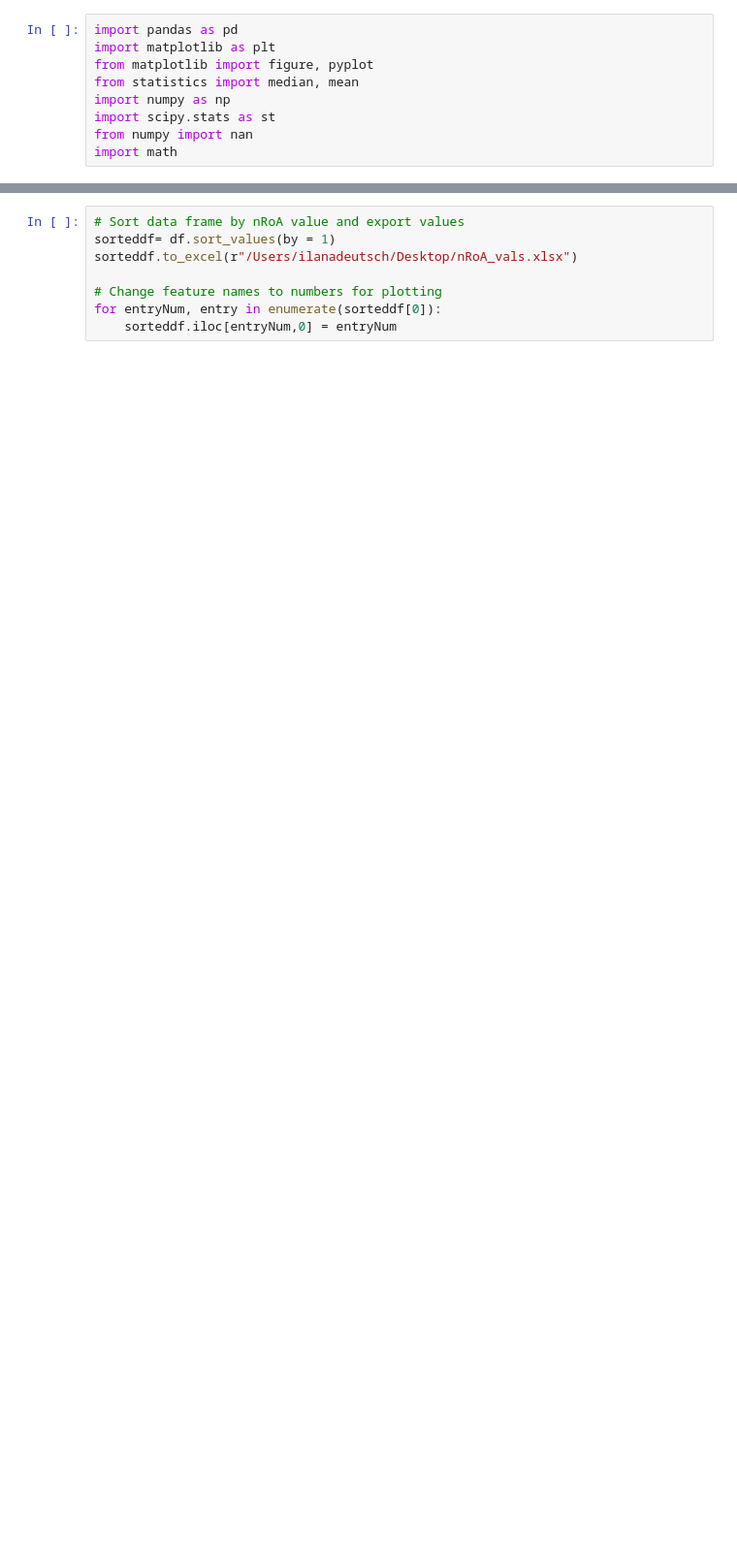
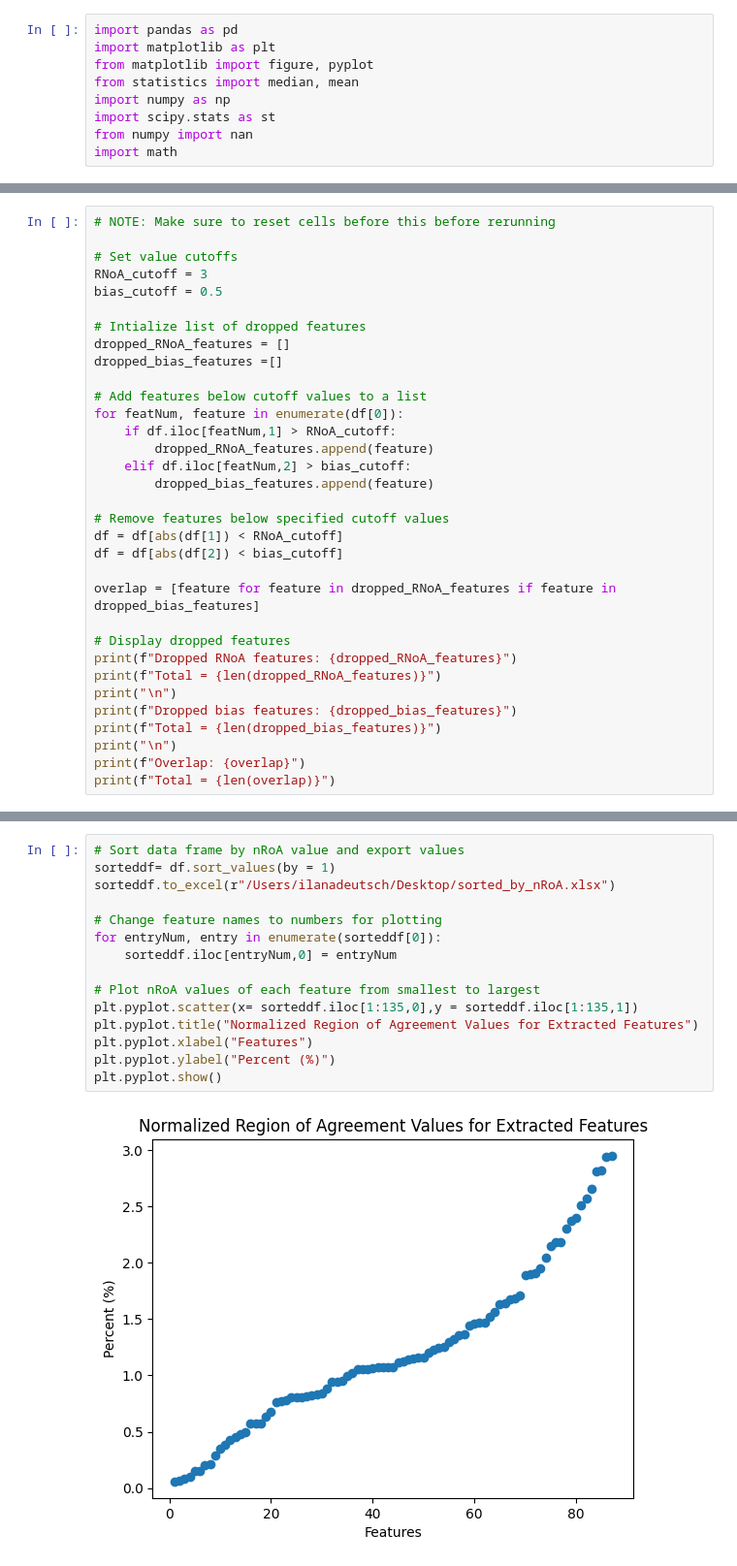
Before and after one commit to abbastshaikh/BAP1-Texture-Analysis, a Jupyter notebook: DatasetStatistics/nROA.ipynb, the cells around one changed output, grey strips where cells are left out. Shown at 97% size. Drawn from its saved outputs; the diff is of its cells as text; blank space fills up the shorter version.

Commit message:
Added biases and cutoffs

```diff
--- a/DatasetStatistics/nROA.ipynb
+++ b/DatasetStatistics/nROA.ipynb
@@ -53,0 +53,33 @@ df = pd.DataFrame(nRoA_results)
+# %%
+# NOTE: Make sure to reset cells before this before rerunning
+
+# Set value cutoffs
+RNoA_cutoff = 3
+bias_cutoff = 0.5
+
+# Intialize list of dropped features
+dropped_RNoA_features = []
+dropped_bias_features =[]
+
+# Add features below cutoff values to a list
+for featNum, feature in enumerate(df[0]):
+    if df.iloc[featNum,1] > RNoA_cutoff:
+        dropped_RNoA_features.append(feature)
+    elif df.iloc[featNum,2] > bias_cutoff:
+        dropped_bias_features.append(feature)
+
+# Remove features below specified cutoff values
+df = df[abs(df[1]) < RNoA_cutoff]
+df = df[abs(df[2]) < bias_cutoff]
+
+overlap = [feature for feature in dropped_RNoA_features if feature in dropped_bias_features]
+
+# Display dropped features
+print(f"Dropped RNoA features: {dropped_RNoA_features}")
+print(f"Total = {len(dropped_RNoA_features)}")
+print("\n")
+print(f"Dropped bias features: {dropped_bias_features}")
+print(f"Total = {len(dropped_bias_features)}")
+print("\n")
+print(f"Overlap: {overlap}")
+print(f"Total = {len(overlap)}")
@@ -54,9 +97,18 @@ df = pd.DataFrame(nRoA_results)
 # %%
 # Sort data frame by nRoA value and export values
 sorteddf= df.sort_values(by = 1)
-sorteddf.to_excel(r"/Users/ilanadeutsch/Desktop/nRoA_vals.xlsx")
+sorteddf.to_excel(r"/Users/ilanadeutsch/Desktop/sorted_by_nRoA.xlsx")
 
 # Change feature names to numbers for plotting
 for entryNum, entry in enumerate(sorteddf[0]):
     sorteddf.iloc[entryNum,0] = entryNum
+
+# Plot nRoA values of each feature from smallest to largest
+plt.pyplot.scatter(x= sorteddf.iloc[1:135,0],y = sorteddf.iloc[1:135,1])
+plt.pyplot.title("Normalized Region of Agreement Values for Extracted Features")
+plt.pyplot.xlabel("Features")
+plt.pyplot.ylabel("Percent (%)")
+plt.pyplot.show()
+# %% [output]
+[figure, added]
 # %%
```
Also changed, not shown: parts of 5 cells of this notebook.
